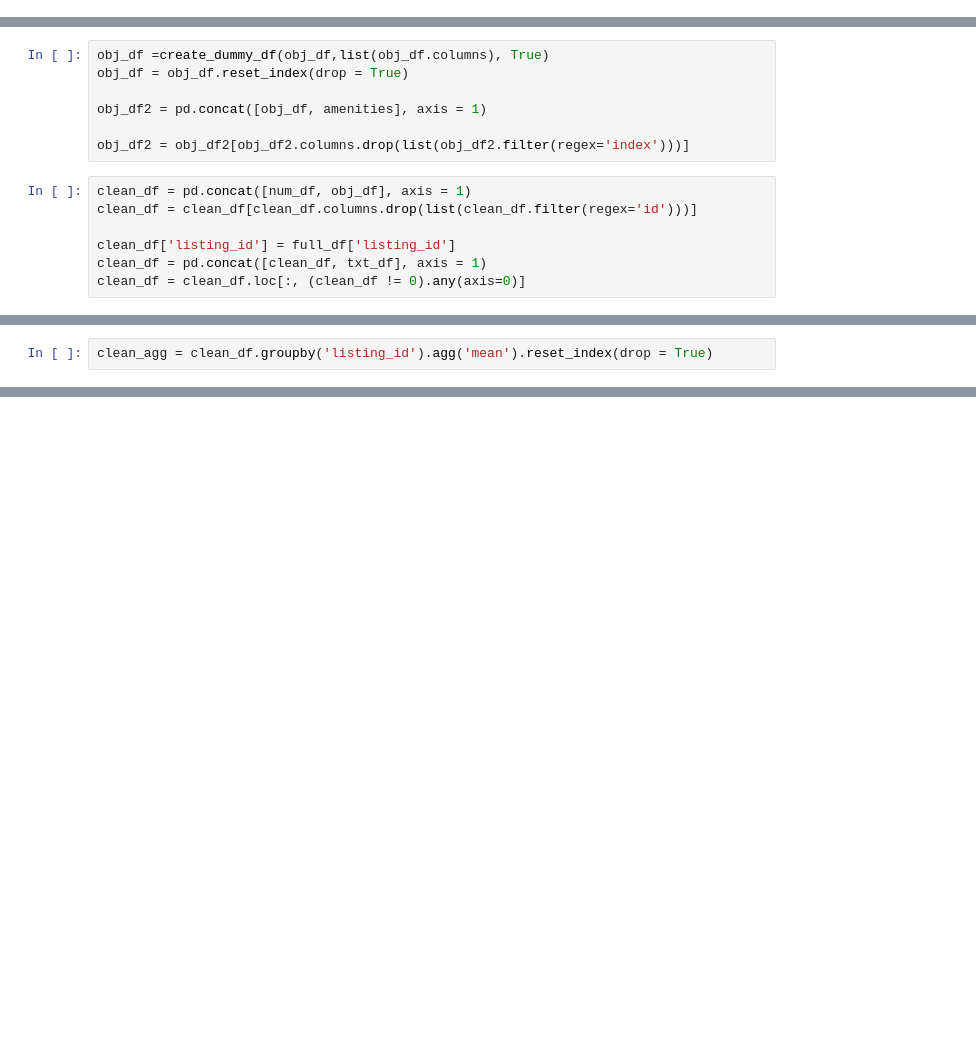
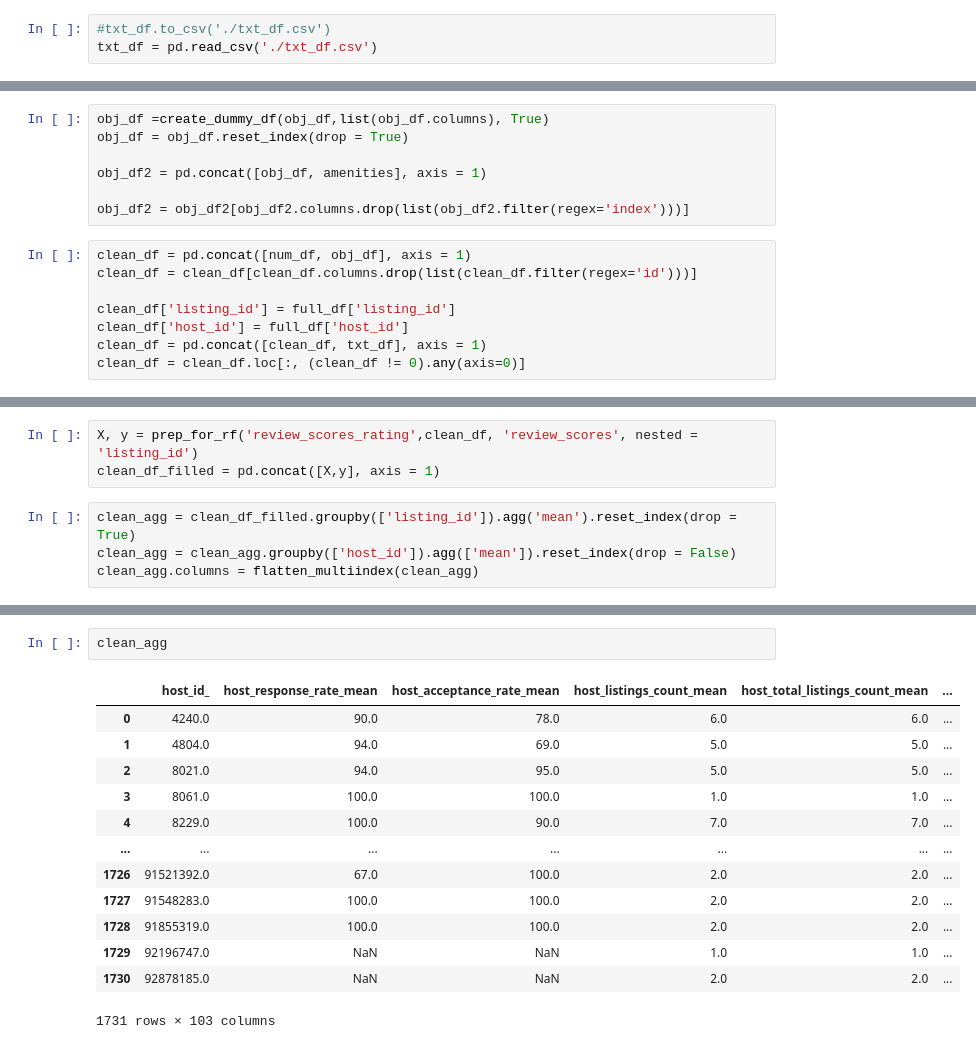
Before and after one commit to madkehl/Airbnb, a Jupyter notebook: Udacity-1.ipynb, the cells around one changed output, grey strips where cells are left out. Drawn from its saved outputs; the diff is of its cells as text; blank space fills up the shorter version.

Commit message:
feat: added mlms with statsmodels + listing-level mean imputation

```diff
--- a/Udacity-1.ipynb
+++ b/Udacity-1.ipynb
@@ -181,3 +203,6 @@ txt_df.to_csv('./txt_df.csv')
+# %%
+#txt_df.to_csv('./txt_df.csv')
+txt_df = pd.read_csv('./txt_df.csv')
 # %%
 txt_df = txt_df.drop(txt_df.columns[0], axis=1)
 # %%
@@ -199,6 +224,7 @@ clean_df = pd.concat([num_df, obj_df], axis = 1)
 clean_df = clean_df[clean_df.columns.drop(list(clean_df.filter(regex='id')))]
 
 clean_df['listing_id'] = full_df['listing_id']
+clean_df['host_id'] = full_df['host_id']
 clean_df = pd.concat([clean_df, txt_df], axis = 1)
 clean_df = clean_df.loc[:, (clean_df != 0).any(axis=0)]
 # %%
@@ -208,2 +234,7 @@ sns.heatmap(clean_agg.corr(), annot=False, fmt=".2f");
+# %%
+X, y = prep_for_rf('review_scores_rating',clean_df, 'review_scores', nested = 'listing_id')
+clean_df_filled = pd.concat([X,y], axis = 1)
 # %%
-clean_agg = clean_df.groupby('listing_id').agg('mean').reset_index(drop = True)
+clean_agg = clean_df_filled.groupby(['listing_id']).agg('mean').reset_index(drop = True)
+clean_agg = clean_agg.groupby(['host_id']).agg(['mean']).reset_index(drop = False)
+clean_agg.columns = flatten_multiindex(clean_agg)
@@ -248,0 +303,16 @@ fig.add_trace(go.Bar(x=results['features'], y = results['feat_imps'], name = 'Ra
+# %%
+clean_agg
+# %% [output]
+|  | host_id_ | host_response_rate_mean | host_acceptance_rate_mean | host_listings_count_mean | host_total_listings_count_mean | ... |
+| 0 | 4240.0 | 90.0 | 78.0 | 6.0 | 6.0 | ... |
+| 1 | 4804.0 | 94.0 | 69.0 | 5.0 | 5.0 | ... |
+| 2 | 8021.0 | 94.0 | 95.0 | 5.0 | 5.0 | ... |
+| 3 | 8061.0 | 100.0 | 100.0 | 1.0 | 1.0 | ... |
+| 4 | 8229.0 | 100.0 | 90.0 | 7.0 | 7.0 | ... |
+| ... | ... | ... | ... | ... | ... | ... |
+| 1726 | 91521392.0 | 67.0 | 100.0 | 2.0 | 2.0 | ... |
+| 1727 | 91548283.0 | 100.0 | 100.0 | 2.0 | 2.0 | ... |
+| 1728 | 91855319.0 | 100.0 | 100.0 | 2.0 | 2.0 | ... |
+| 1729 | 92196747.0 | NaN | NaN | 1.0 | 1.0 | ... |
+| 1730 | 92878185.0 | NaN | NaN | 2.0 | 2.0 | ... |
+1731 rows × 103 columns
```
Also changed, not shown: parts of 11 cells of this notebook, 1 other file.
